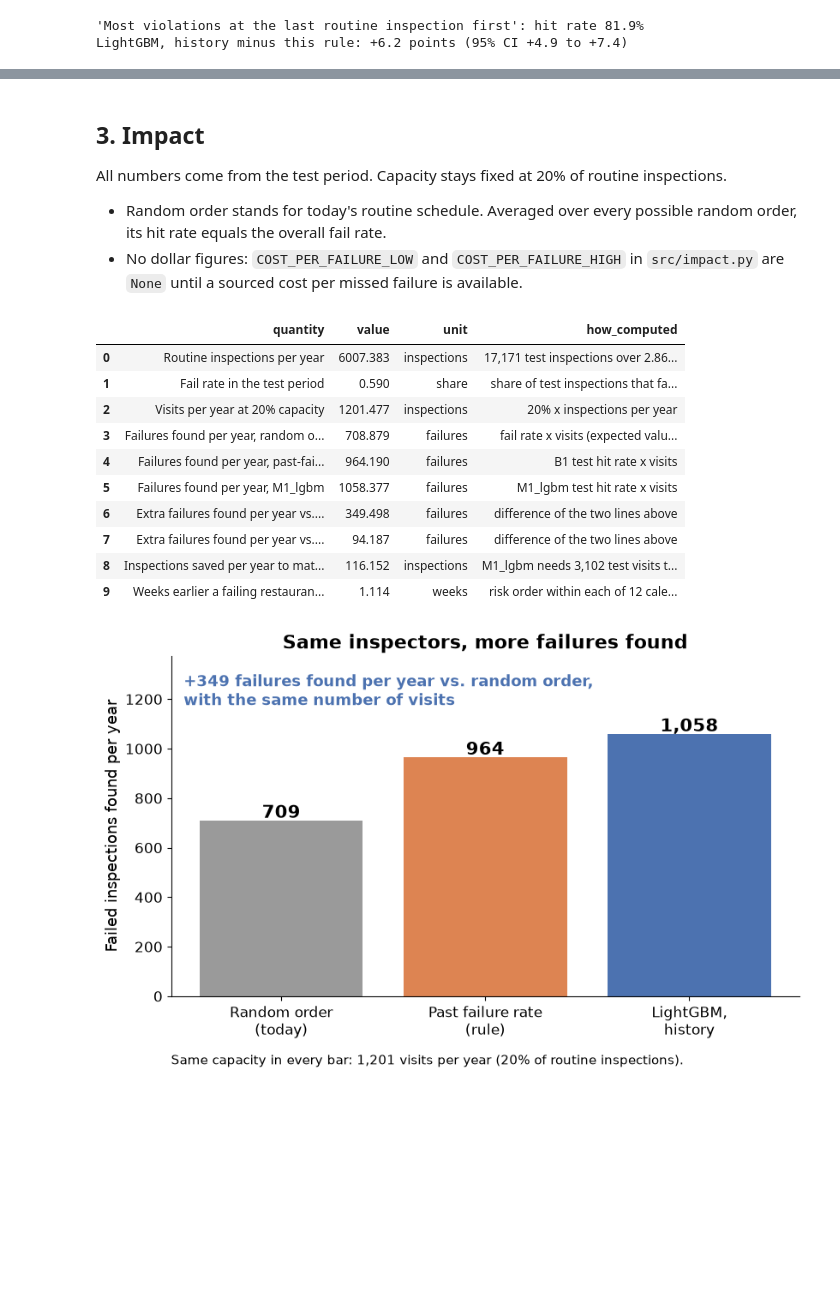
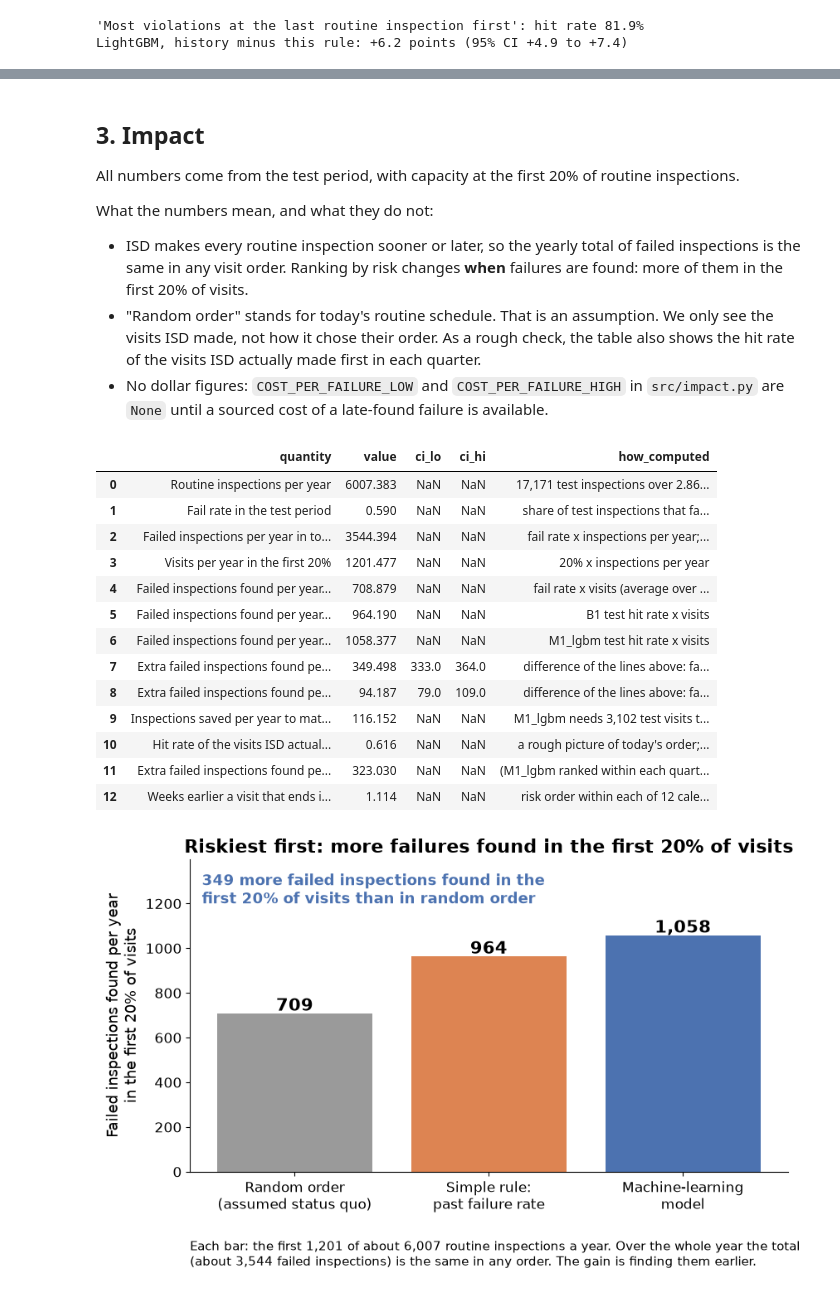
Before and after one commit to nh13120/boston-restaurant-inspection-risk, a Jupyter notebook: notebooks/04_results.ipynb, the cells around one changed output, grey strips where cells are left out. Saved outputs shown, nothing was run; the diff lists cells and outputs as text; code cells hidden in the pictures; blank space fills up the shorter version.

```diff
--- a/notebooks/04_results.ipynb
+++ b/notebooks/04_results.ipynb
@@ -211,39 +238,50 @@ dropped 693 of 17,171 test inspections whose previous visit failed
 # %% [markdown]
 ## 3. Impact
 
-All numbers come from the test period. Capacity stays fixed at 20% of routine inspections.
+All numbers come from the test period, with capacity at the first 20% of routine inspections.
 
-- Random order stands for today's routine schedule. Averaged over every possible random order, its hit rate equals the overall fail rate.
-- No dollar figures: `COST_PER_FAILURE_LOW` and `COST_PER_FAILURE_HIGH` in `src/impact.py` are `None` until a sourced cost per missed failure is available.
+What the numbers mean, and what they do not:
+
+- ISD makes every routine inspection sooner or later, so the yearly total of failed inspections is the same in any visit order. Ranking by risk changes **when** failures are found: more of them in the first 20% of visits.
+- "Random order" stands for today's routine schedule. That is an assumption. We only see the visits ISD made, not how it chose their order. As a rough check, the table also shows the hit rate of the visits ISD actually made first in each quarter.
+- No dollar figures: `COST_PER_FAILURE_LOW` and `COST_PER_FAILURE_HIGH` in `src/impact.py` are `None` until a sourced cost of a late-found failure is available.
 # %%
-impact = I.impact_table(y_test, test["date"], test_scores, best=FINAL)
+hit_ci = {row.minus: (row.ci_lo, row.ci_hi) for row in hit_diffs.itertuples()}
+impact = I.impact_table(y_test, test["date"], test_scores, best=FINAL, diff_ci=hit_ci)
 
-# Time to discovery: keep ISD's actual visit slots, but within each calendar quarter
-# hand them out in risk order. Assumes the outcome does not depend on the week of the visit.
-timing = I.weeks_earlier(test["date"], y_test, test_scores[FINAL], window="Q")
-impact.loc[len(impact)] = ("Weeks earlier a failing restaurant is visited, on average", timing["mean_weeks_earlier_failures"],
-                           "weeks", f"risk order within each of {timing['n_windows']} calendar quarters, actual visit slots kept; "
-                                    f"{timing['n_failures']:,} failed inspections")
+# Time to discovery: keep ISD's actual visit slots, but within each calendar quarter hand them
+# out in risk order. Assumes the outcome does not depend on the week of the visit.
+timing = {w: I.weeks_earlier(test["date"], y_test, test_scores[FINAL], window=w) for w in ["M", "Q", "Y"]}
+q = timing["Q"]
+impact.loc[len(impact)] = (
+    "Weeks earlier a visit that ends in a failure happens, on average", q["mean_weeks_earlier_failures"], np.nan, np.nan,
+    f"risk order within each of {q['n_windows']} calendar quarters, actual visit slots kept; {q['n_failures']:,} failed "
+    f"inspections. Visits that end in a pass move {q['mean_weeks_later_passes']:.1f} weeks later. The number grows with the "
+    f"window: {timing['M']['mean_weeks_earlier_failures']:.1f} weeks within months, "
+    f"{timing['Y']['mean_weeks_earlier_failures']:.1f} within years")
 impact.to_csv("../results/impact.csv", index=False)
-impact.assign(value=impact["value"].round(3))
+impact.assign(value=impact["value"].round(3), ci_lo=impact["ci_lo"].round(0), ci_hi=impact["ci_hi"].round(0))
 # %% [output]
-|  | quantity | value | unit | how_computed |
-| 0 | Routine inspections per year | 6007.383 | inspections | 17,171 test inspections over 2.86... |
-| 1 | Fail rate in the test period | 0.590 | share | share of test inspections that fa... |
-| 2 | Visits per year at 20% capacity | 1201.477 | inspections | 20% x inspections per year |
-| 3 | Failures found per year, random o... | 708.879 | failures | fail rate x visits (expected valu... |
-| 4 | Failures found per year, past-fai... | 964.190 | failures | B1 test hit rate x visits |
-| 5 | Failures found per year, M1_lgbm | 1058.377 | failures | M1_lgbm test hit rate x visits |
-| 6 | Extra failures found per year vs.... | 349.498 | failures | difference of the two lines above |
-| 7 | Extra failures found per year vs.... | 94.187 | failures | difference of the two lines above |
-| 8 | Inspections saved per year to mat... | 116.152 | inspections | M1_lgbm needs 3,102 test visits t... |
-| 9 | Weeks earlier a failing restauran... | 1.114 | weeks | risk order within each of 12 cale... |
+|  | quantity | value | ci_lo | ci_hi | how_computed |
+| 0 | Routine inspections per year | 6007.383 | NaN | NaN | 17,171 test inspections over 2.86... |
+| 1 | Fail rate in the test period | 0.590 | NaN | NaN | share of test inspections that fa... |
+| 2 | Failed inspections per year in to... | 3544.394 | NaN | NaN | fail rate x inspections per year;... |
+| 3 | Visits per year in the first 20% | 1201.477 | NaN | NaN | 20% x inspections per year |
+| 4 | Failed inspections found per year... | 708.879 | NaN | NaN | fail rate x visits (average over ... |
+| 5 | Failed inspections found per year... | 964.190 | NaN | NaN | B1 test hit rate x visits |
+| 6 | Failed inspections found per year... | 1058.377 | NaN | NaN | M1_lgbm test hit rate x visits |
+| 7 | Extra failed inspections found pe... | 349.498 | 333.0 | 364.0 | difference of the lines above: fa... |
+| 8 | Extra failed inspections found pe... | 94.187 | 79.0 | 109.0 | difference of the lines above: fa... |
+| 9 | Inspections saved per year to mat... | 116.152 | NaN | NaN | M1_lgbm needs 3,102 test visits t... |
+| 10 | Hit rate of the visits ISD actual... | 0.616 | NaN | NaN | a rough picture of today's order;... |
+| 11 | Extra failed inspections found pe... | 323.030 | NaN | NaN | (M1_lgbm ranked within each quart... |
+| 12 | Weeks earlier a visit that ends i... | 1.114 | NaN | NaN | risk order within each of 12 cale... |
 # %%
-fig = I.plot_impact_bar(impact, E.MODEL_LABELS[FINAL].replace(", ", ",\n"),
-                        "Same inspectors, more failures found", path="../results/figures/impact_bar.png")
+fig = I.plot_impact_bar(impact, FINAL, "Riskiest first: more failures found in the first 20% of visits",
+                        path="../results/figures/impact_bar.png")
 plt.show()
 # %% [output]
-[figure, old version]
+[figure, new version]
 # %% [markdown]
 ## 4. Priority list for the next round of inspections
 
```
Also changed, not shown: parts of 12 cells of this notebook, 12 other files.
